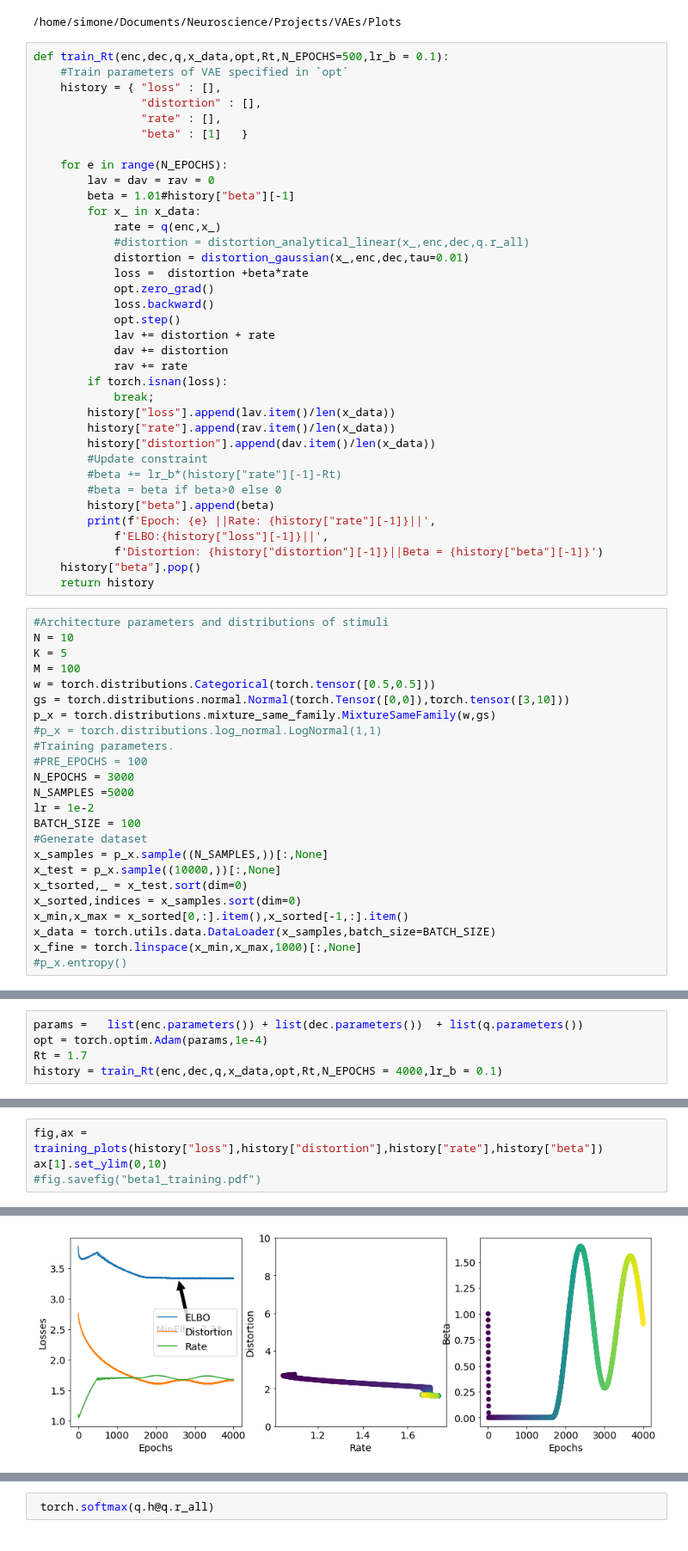
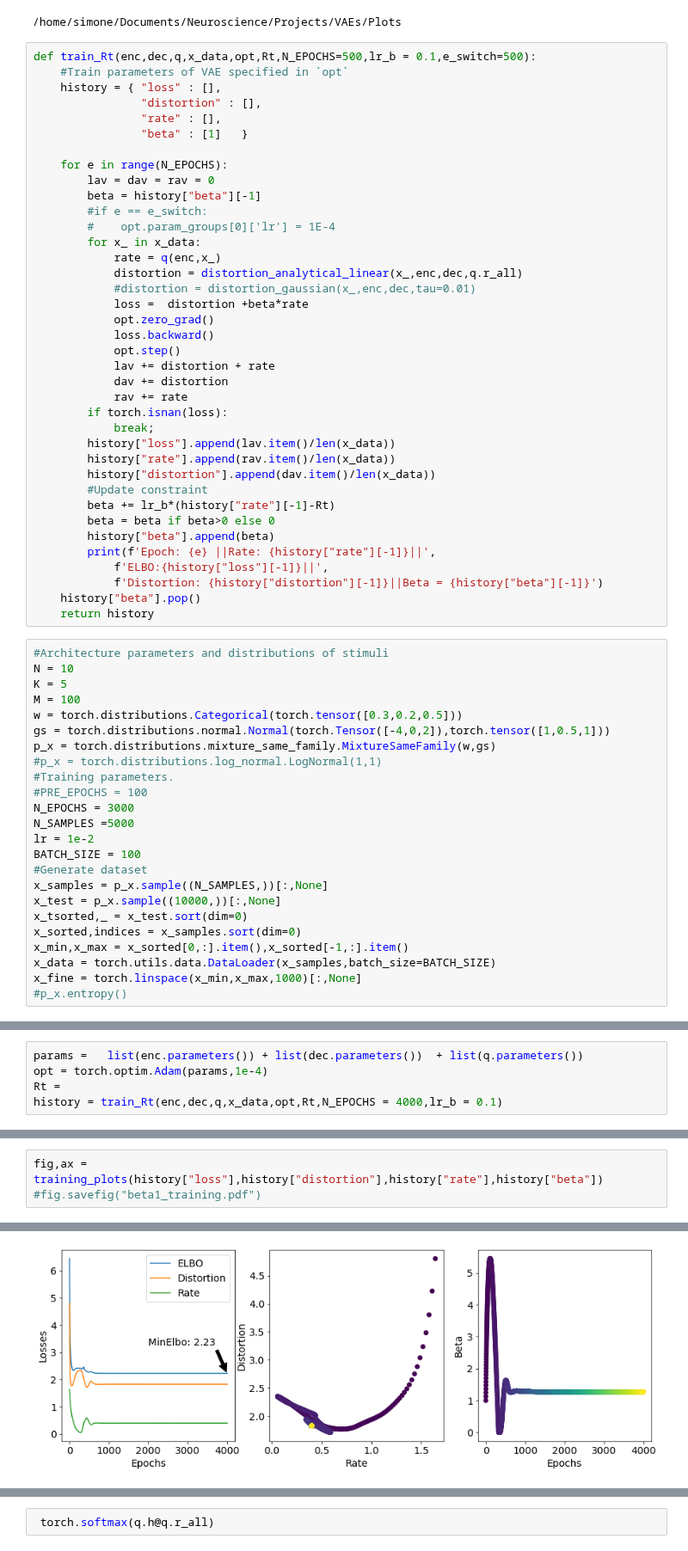
Before and after one commit to simonebmalerba/neural_VAE, a Jupyter notebook: beta_ising.ipynb, the cells around one changed output, grey strips where cells are left out. Shown at 86% size. Saved outputs shown, nothing was run; the diff lists cells and outputs as text.

Commit message:
Non-analytical px

```diff
--- a/beta_ising.ipynb
+++ b/beta_ising.ipynb
@@ -18,7 +18,7 @@ print(os.path.join(curr_dir,'Plots'))
 # %% [output]
 /home/simone/Documents/Neuroscience/Projects/VAEs/Plots
 # %%
-def train_Rt(enc,dec,q,x_data,opt,Rt,N_EPOCHS=500,lr_b = 0.1):
+def train_Rt(enc,dec,q,x_data,opt,Rt,N_EPOCHS=500,lr_b = 0.1,e_switch=500):
     #Train parameters of VAE specified in `opt`
     history = { "loss" : [],
                 "distortion" : [],
@@ -27,11 +27,13 @@ def train_Rt(enc,dec,q,x_data,opt,Rt,N_EPOCHS=500,lr_b = 0.1):
 
     for e in range(N_EPOCHS):
         lav = dav = rav = 0
-        beta = 1.01#history["beta"][-1]
+        beta = history["beta"][-1]
+        #if e == e_switch:
+        #    opt.param_groups[0]['lr'] = 1E-4
         for x_ in x_data:
             rate = q(enc,x_)
-            #distortion = distortion_analytical_linear(x_,enc,dec,q.r_all)
-            distortion = distortion_gaussian(x_,enc,dec,tau=0.01)
+            distortion = distortion_analytical_linear(x_,enc,dec,q.r_all)
+            #distortion = distortion_gaussian(x_,enc,dec,tau=0.01)
             loss =  distortion +beta*rate
             opt.zero_grad()
             loss.backward()
@@ -45,8 +47,8 @@ def train_Rt(enc,dec,q,x_data,opt,Rt,N_EPOCHS=500,lr_b = 0.1):
         history["rate"].append(rav.item()/len(x_data))
         history["distortion"].append(dav.item()/len(x_data))
         #Update constraint
-        #beta += lr_b*(history["rate"][-1]-Rt)
-        #beta = beta if beta>0 else 0
+        beta += lr_b*(history["rate"][-1]-Rt)
+        beta = beta if beta>0 else 0
         history["beta"].append(beta)
         print(f'Epoch: {e} ||Rate: {history["rate"][-1]}||',
             f'ELBO:{history["loss"][-1]}||',
@@ -58,8 +60,8 @@ def train_Rt(enc,dec,q,x_data,opt,Rt,N_EPOCHS=500,lr_b = 0.1):
 N = 10
 K = 5
 M = 100
-w = torch.distributions.Categorical(torch.tensor([0.5,0.5]))
-gs = torch.distributions.normal.Normal(torch.Tensor([0,0]),torch.tensor([3,10]))
+w = torch.distributions.Categorical(torch.tensor([0.3,0.2,0.5]))
+gs = torch.distributions.normal.Normal(torch.Tensor([-4,0,2]),torch.tensor([1,0.5,1]))
 p_x = torch.distributions.mixture_same_family.MixtureSameFamily(w,gs)
 #p_x = torch.distributions.log_normal.LogNormal(1,1)
 #Training parameters.
@@ -114,6 +116,6 @@ plt.scatter(x_test,(I_eta*deta_dx).sum(dim=1).detach())
 # %%
 params =   list(enc.parameters()) + list(dec.parameters())  + list(q.parameters())
 opt = torch.optim.Adam(params,1e-4)
-Rt = 1.7
+Rt =
 history = train_Rt(enc,dec,q,x_data,opt,Rt,N_EPOCHS = 4000,lr_b = 0.1)
 # %% [output]
@@ -141,5 +139,4 @@ KeyboardInterrupt:
 # %%
 fig,ax = training_plots(history["loss"],history["distortion"],history["rate"],history["beta"])
-ax[1].set_ylim(0,10)
 #fig.savefig("beta1_training.pdf")
 # %% [output]
@@ -147,4 +143,4 @@ ax[1].set_ylim(0,10)
-[figure, old version]
+[figure, new version]
 # %%
 fig,axs = encoder_plots(enc,x_fine)
 #axs[0].set_xscale("log")
```
Also changed, not shown: parts of 15 cells of this notebook, 1 other file.
